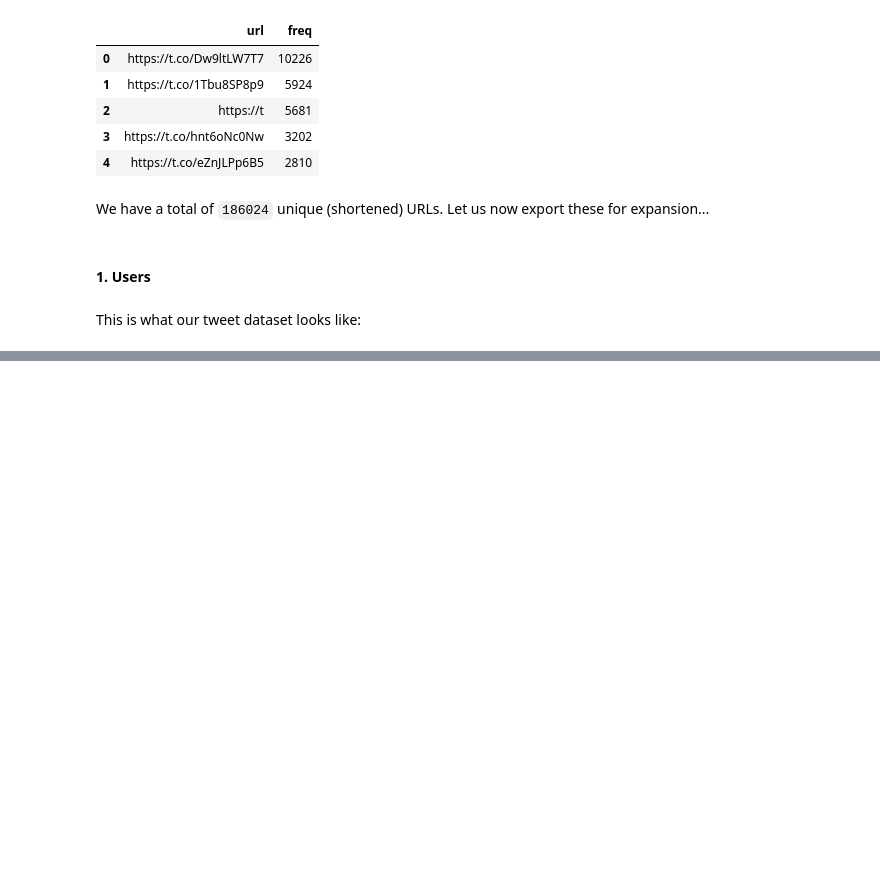
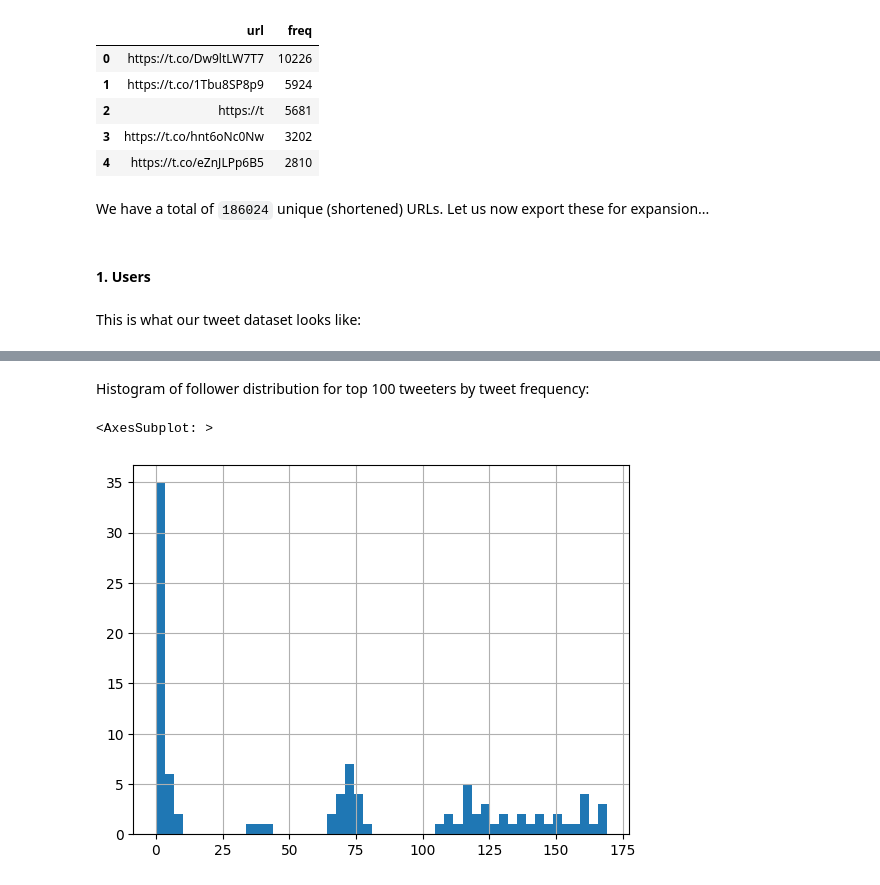
Before and after one commit to CorridorLabs/world_cup_misinfo_tracking, a Jupyter notebook: analysis/05_epl_tweet_analysis.ipynb, the cells around one changed output, grey strips where cells are left out. Cells and saved outputs as stored; diff of their text form; code cells hidden in the pictures; blank space fills up the shorter version.

Commit message:
full version of chapter 5 data report, premier league tweets

```diff
--- a/analysis/05_epl_tweet_analysis.ipynb
+++ b/analysis/05_epl_tweet_analysis.ipynb
@@ -153,0 +160,10 @@ all_users_df = all_tweets_df.groupby('author_id').count()[['text']].reset_index(
+# %%
+all_users_df = all_users_df.sort_values('n_tweets', ascending=False).reset_index(drop=True)
+# %%
+all_users_df = all_users_df.rename(columns={'author_id' : 'user_id'})
+# %%
+all_users_df = all_users_df.merge(all_tweets_df[['user_id', 'username', 'name', 'location', 'followers_count', 'following_count', 'tweet_count', 'listed_count']],
+                                  on='user_id',
+                                  how='left')
+# %%
+all_users_df = all_users_df.drop_duplicates('user_id').reset_index(drop=True)
@@ -153,0 +216,7 @@ all_users_df = all_tweets_df.groupby('author_id').count()[['text']].reset_index(
+# %% [markdown]
+Histogram of follower distribution for top 100 tweeters by tweet frequency:
+# %%
+all_users_df[:100]['followers_count'].hist(bins=50)
+# %% [output]
+<AxesSubplot: >
+[figure, added]
```
Also changed, not shown: parts of 61 cells of this notebook.
